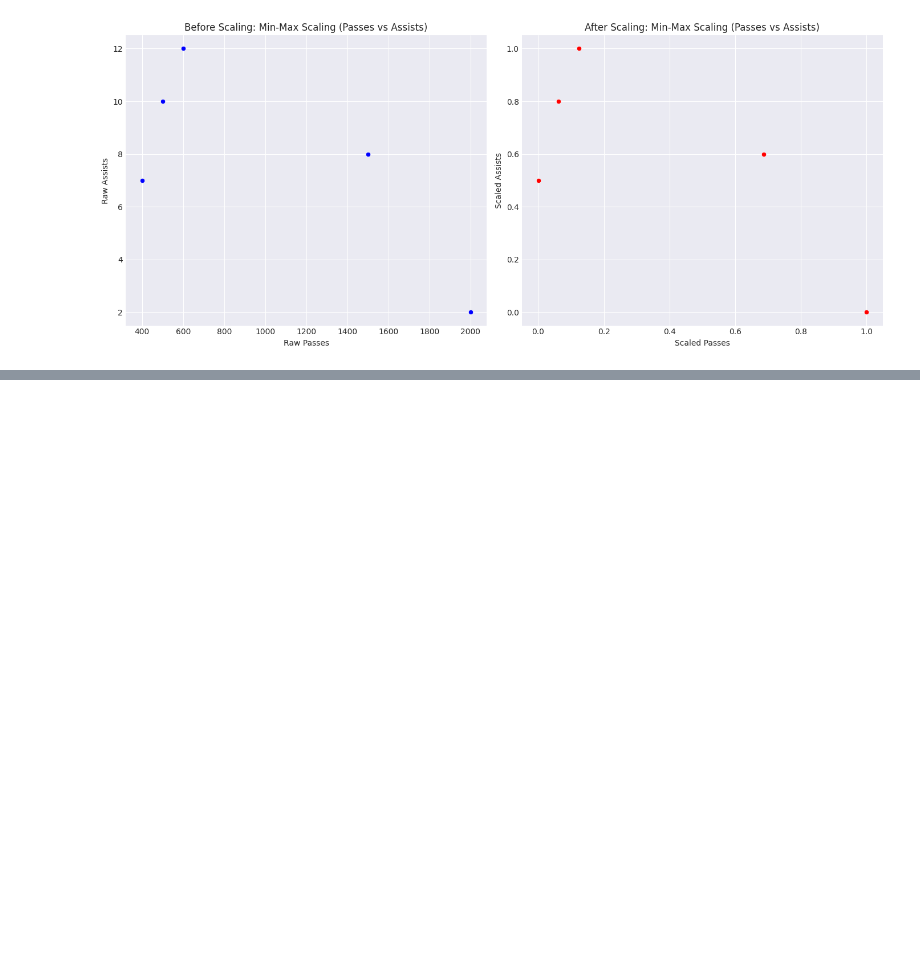
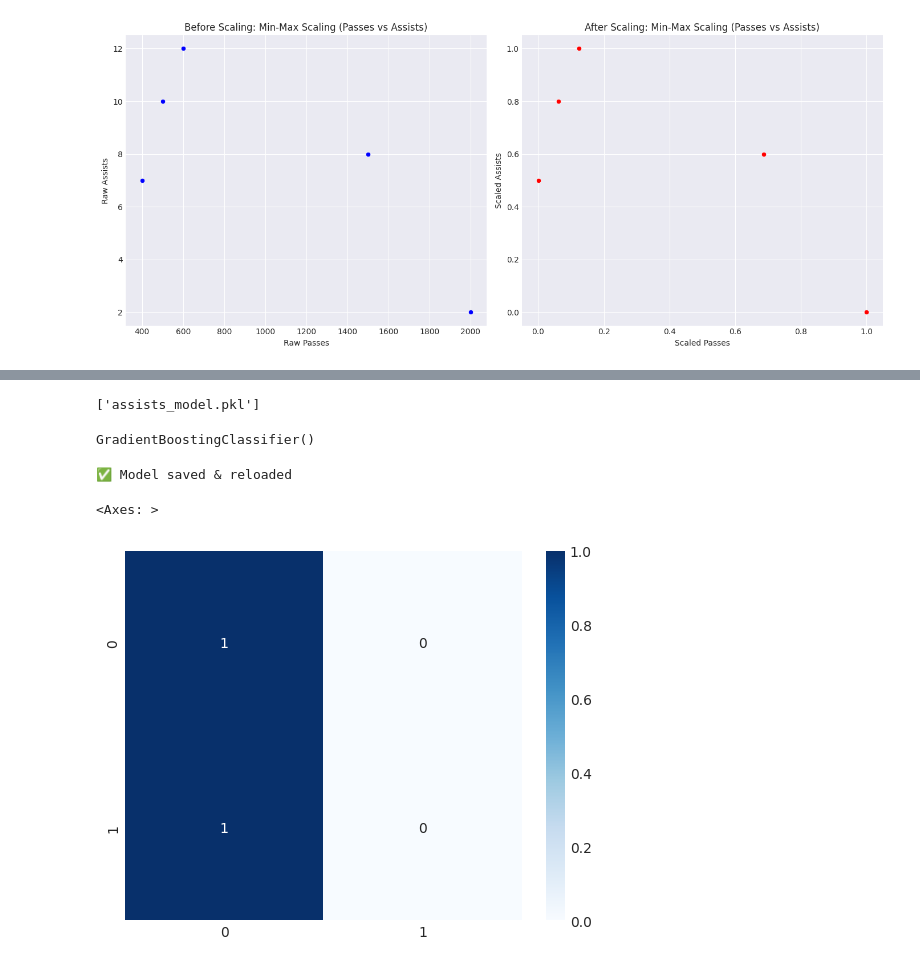
Before and after one commit to springboardmentor1979b-cmyk/ScoreSight---Predicting-EPL-Points-Tally-Top-Scorer, a Jupyter notebook: Kusuma's_EPL_prediction.ipynb, the cells around one changed output, grey strips where cells are left out. Drawn from its saved outputs; the diff is of its cells as text; code cells hidden in the pictures; blank space fills up the shorter version.

```diff
--- a/Kusuma's_EPL_prediction.ipynb
+++ b/Kusuma's_EPL_prediction.ipynb
@@ -1139,0 +1584,65 @@ Gradient Boosting Accuracy: 0.8956521739130435
+# %%
+from sklearn.ensemble import RandomForestRegressor
+
+X = [
+    [90, 5, 40],
+    [80, 2, 30],
+    [70, 1, 20]
+]
+
+y_goals = [2, 1, 0]
+y_assists = [1, 0, 0]
+
+goals_model = RandomForestRegressor()
+assists_model = RandomForestRegressor()
+
+goals_model.fit(X, y_goals)
+assists_model.fit(X, y_assists)
+
+joblib.dump(goals_model, "goals_model.pkl")
+joblib.dump(assists_model, "assists_model.pkl")
+# %% [output]
+['assists_model.pkl']
+# %%
+from sklearn.model_selection import train_test_split
+
+# Use the match_df created earlier for match outcome prediction
+X = match_df.drop("Outcome", axis=1)   # Drop the 'Outcome' column as it's the target
+y = match_df["Outcome"]
+
+X_train, X_test, y_train, y_test = train_test_split(
+    X, y, test_size=0.2, random_state=42
+)
+# %%
+from sklearn.ensemble import GradientBoostingClassifier
+
+match_model = GradientBoostingClassifier()
+match_model.fit(X_train, y_train)
+# %% [output]
+GradientBoostingClassifier()
+# %%
+import joblib
+
+joblib.dump(match_model, "match_model.pkl")
+
+loaded_model = joblib.load("match_model.pkl")
+print("✅ Model saved & reloaded")
+# %% [output]
+✅ Model saved & reloaded
+# %%
+import numpy as np
+from sklearn.metrics import confusion_matrix
+import seaborn as sns
+
+# 1. Convert continuous predictions to binary (0 or 1)
+# Values >= 0.5 become 1, values < 0.5 become 0
+y_pred_binary = (y_pred >= 0.5).astype(int)
+
+# 2. Use the binary version for the confusion matrix
+cm = confusion_matrix(y_test, y_pred_binary)
+
+# 3. Plot the heatmap
+sns.heatmap(cm, annot=True, fmt="d", cmap="Blues")
+# %% [output]
+<Axes: >
+[figure, added]
```
Also changed, not shown: parts of 84 cells of this notebook.
